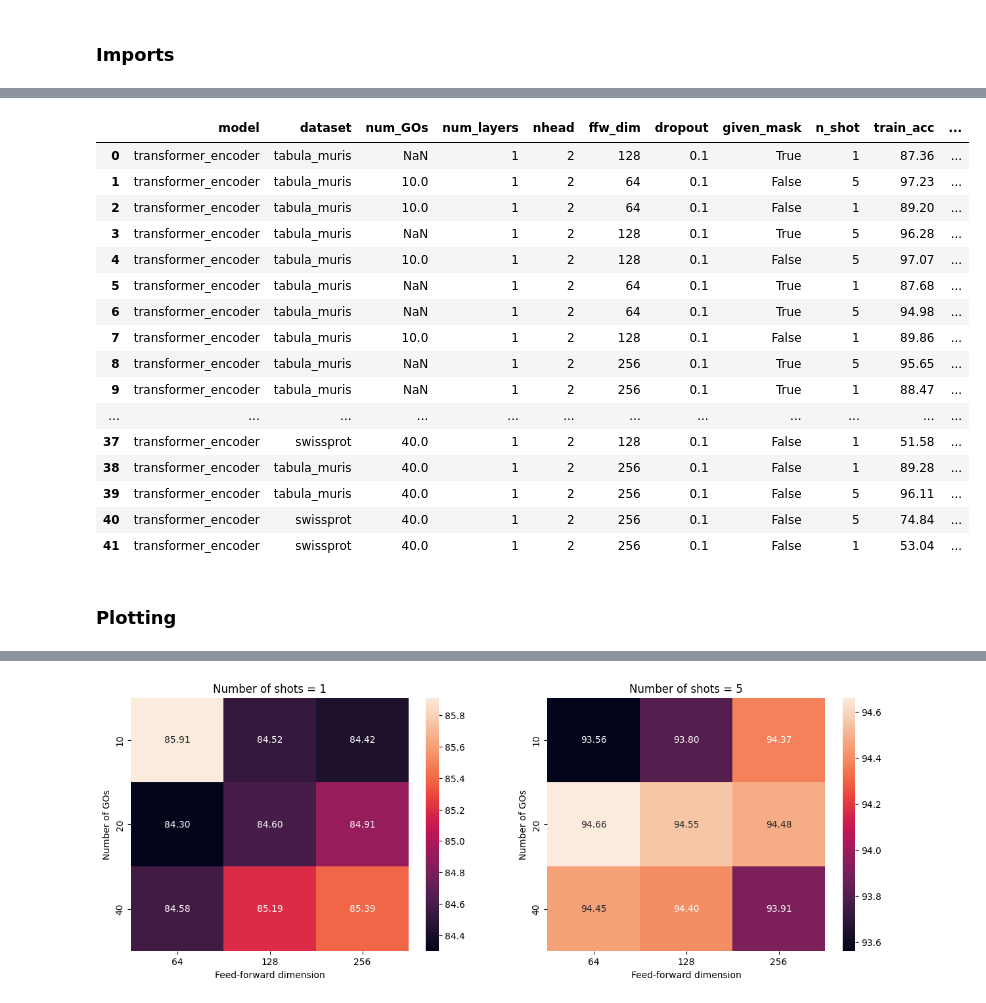
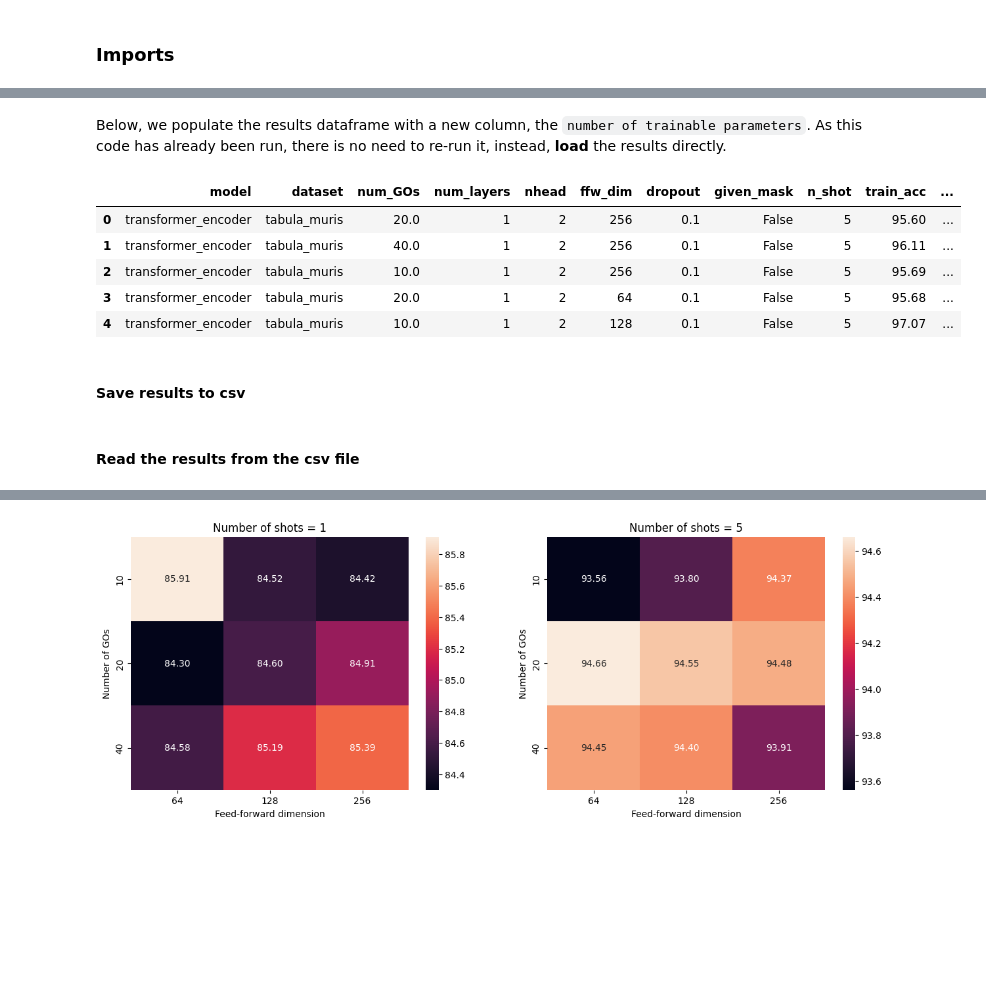
Before and after one commit to Hamzezi/DLBioProject, a Jupyter notebook: extract_results.ipynb, the cells around one changed output, grey strips where cells are left out. Cells and saved outputs as stored; diff of their text form; code cells hidden in the pictures; blank space fills up the shorter version.

```diff
--- a/extract_results.ipynb
+++ b/extract_results.ipynb
@@ -86,3 +68,5 @@ df_results
+# %% [markdown]
+Below, we populate the results dataframe with a new column, the `number of trainable parameters`. As this code has already been run, there is no need to re-run it, instead, **load** the results directly.
 # %%
 for index, row in df_results.iterrows():
     # Build the command for each row
@@ -128,26 +112,17 @@ for index, row in df_results.iterrows():
     # Store the result in the DataFrame
     df_results.at[index, 'trainable_parameters'] = num_params
 # %%
-display(df_results)
+display(df_results.head())
 # %% [output]
 |  | model | dataset | num_GOs | num_layers | nhead | ffw_dim | dropout | given_mask | n_shot | train_acc | ... |
-| 0 | transformer_encoder | tabula_muris | NaN | 1 | 2 | 128 | 0.1 | True | 1 | 87.36 | ... |
-| 1 | transformer_encoder | tabula_muris | 10.0 | 1 | 2 | 64 | 0.1 | False | 5 | 97.23 | ... |
-| 2 | transformer_encoder | tabula_muris | 10.0 | 1 | 2 | 64 | 0.1 | False | 1 | 89.20 | ... |
-| 3 | transformer_encoder | tabula_muris | NaN | 1 | 2 | 128 | 0.1 | True | 5 | 96.28 | ... |
+| 0 | transformer_encoder | tabula_muris | 20.0 | 1 | 2 | 256 | 0.1 | False | 5 | 95.60 | ... |
+| 1 | transformer_encoder | tabula_muris | 40.0 | 1 | 2 | 256 | 0.1 | False | 5 | 96.11 | ... |
+| 2 | transformer_encoder | tabula_muris | 10.0 | 1 | 2 | 256 | 0.1 | False | 5 | 95.69 | ... |
+| 3 | transformer_encoder | tabula_muris | 20.0 | 1 | 2 | 64 | 0.1 | False | 5 | 95.68 | ... |
 | 4 | transformer_encoder | tabula_muris | 10.0 | 1 | 2 | 128 | 0.1 | False | 5 | 97.07 | ... |
-| 5 | transformer_encoder | tabula_muris | NaN | 1 | 2 | 64 | 0.1 | True | 1 | 87.68 | ... |
-| 6 | transformer_encoder | tabula_muris | NaN | 1 | 2 | 64 | 0.1 | True | 5 | 94.98 | ... |
-| 7 | transformer_encoder | tabula_muris | 10.0 | 1 | 2 | 128 | 0.1 | False | 1 | 89.86 | ... |
-| 8 | transformer_encoder | tabula_muris | NaN | 1 | 2 | 256 | 0.1 | True | 5 | 95.65 | ... |
-| 9 | transformer_encoder | tabula_muris | NaN | 1 | 2 | 256 | 0.1 | True | 1 | 88.47 | ... |
-| ... | ... | ... | ... | ... | ... | ... | ... | ... | ... | ... | ... |
-| 37 | transformer_encoder | swissprot | 40.0 | 1 | 2 | 128 | 0.1 | False | 1 | 51.58 | ... |
-| 38 | transformer_encoder | tabula_muris | 40.0 | 1 | 2 | 256 | 0.1 | False | 1 | 89.28 | ... |
-| 39 | transformer_encoder | tabula_muris | 40.0 | 1 | 2 | 256 | 0.1 | False | 5 | 96.11 | ... |
-| 40 | transformer_encoder | swissprot | 40.0 | 1 | 2 | 256 | 0.1 | False | 5 | 74.84 | ... |
-| 41 | transformer_encoder | swissprot | 40.0 | 1 | 2 | 256 | 0.1 | False | 1 | 53.04 | ... |
+# %% [markdown]
+#### Save results to csv
 # %%
 df_results.to_csv(os.path.join(RESULTS_FOLDER, 'results.csv'), index=False)
-# %% [markdown]
-### Plotting
+# %% [markdown]
+#### Read the results from the csv file
```
Also changed, not shown: parts of 8 cells of this notebook, 1 other file.
